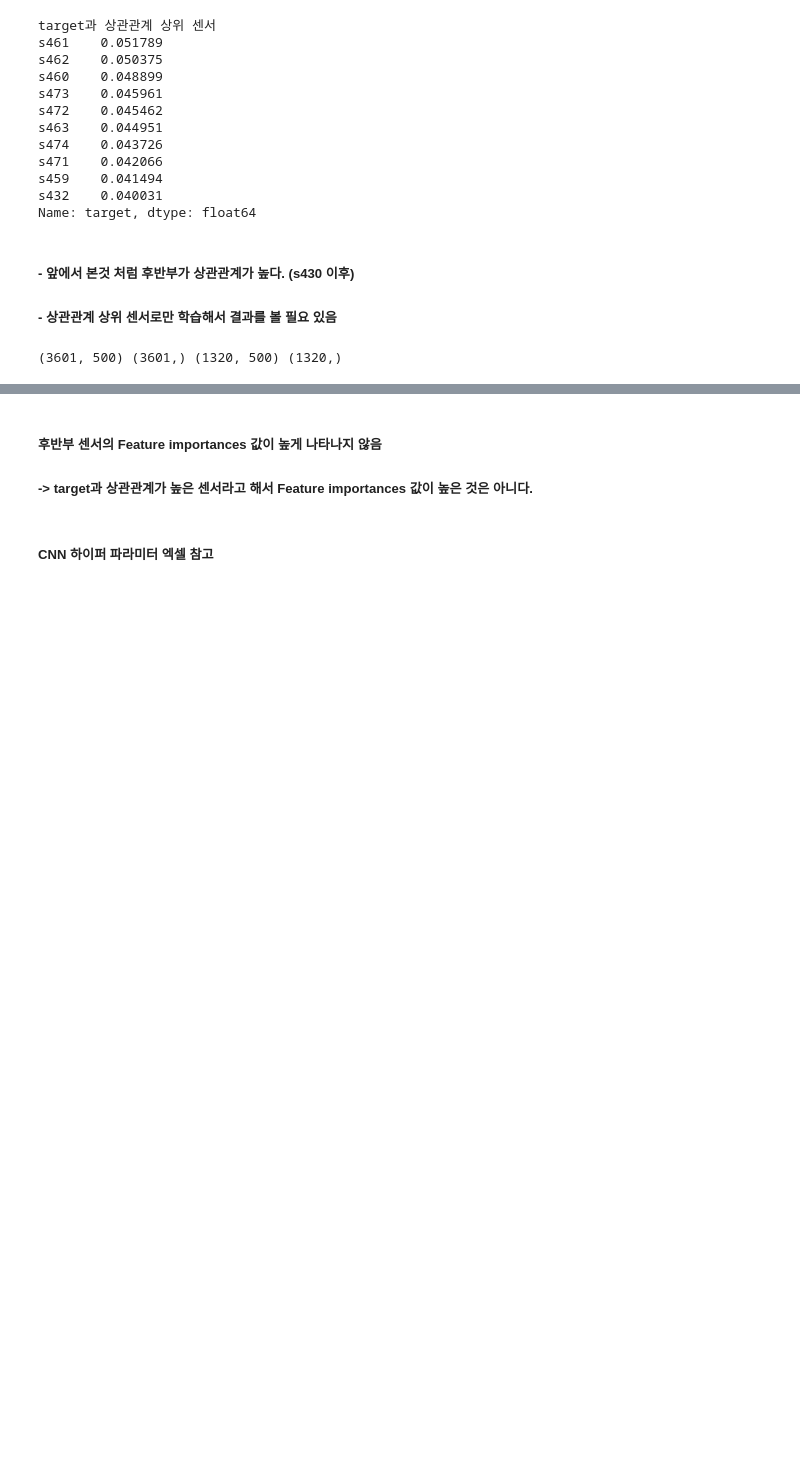
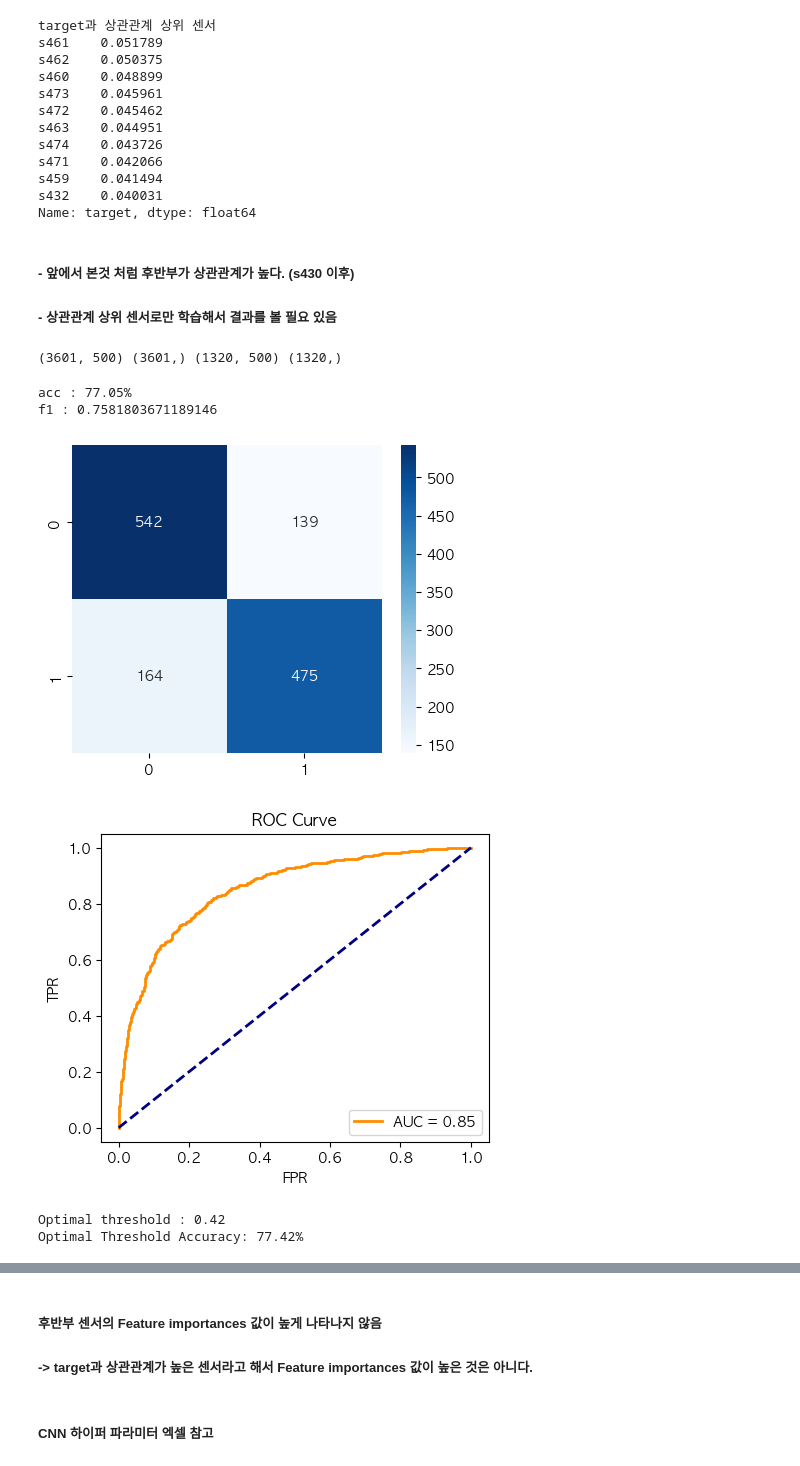
Before and after one commit to ParkSungHyon/smart_factory_2, a Jupyter notebook: Ford/ford3_report.ipynb, the cells around one changed output, grey strips where cells are left out. Drawn from its saved outputs; the diff is of its cells as text; code cells hidden in the pictures; blank space fills up the shorter version.

```diff
--- a/Ford/ford3_report.ipynb
+++ b/Ford/ford3_report.ipynb
@@ -312,3 +316,54 @@ x_test, y_test = test_df.iloc[:, :-1], test_df.iloc[:, -1]
 print(x_train.shape, y_train.shape, x_test.shape, y_test.shape)
 # %% [output]
 (3601, 500) (3601,) (1320, 500) (1320,)
+# %%
+model_xgb = xgb.XGBClassifier()
+model_xgb.fit(x_train, y_train) # 모델 한개씩 불러와서 학습
+y_pred = model_xgb.predict(x_test) # 각 모델 예측값 변수에 할당
+accuracy = accuracy_score(y_test, y_pred) # 각 모델 정확도 변수에 할당
+f1 = f1_score(y_test, y_pred)
+print(f'acc : {round(accuracy*100,2)}%') # 각 모델 정확도 출력
+print(f'f1 : {f1}') # 각 모델 정확도 출력
+
+# 각 모델의 혼동 행렬을 히트맵으로 그리기
+plt.figure(figsize=(5, 4))
+conf_mat = confusion_matrix(y_test, y_pred) # 혼동 행렬 만들기 (2,2)
+sns.heatmap(conf_mat, annot=True, fmt='d', cmap='Blues')
+
+from sklearn.metrics import roc_auc_score, roc_curve
+from sklearn.metrics import auc
+
+# ROC 그래프 그리기
+probs = model_xgb.predict_proba(x_test)[:, 1]  # 양성 클래스에 대한 예측 확률
+fpr, tpr, thresholds = roc_curve(y_test, probs)
+roc_auc = auc(fpr, tpr)
+
+plt.figure(figsize=(5, 4))
+plt.plot(fpr, tpr, color='darkorange', lw=2, label=f'AUC = {roc_auc:.2f}')
+plt.plot([0, 1], [0, 1], color='navy', lw=2, linestyle='--')
+plt.xlabel('FPR')
+plt.ylabel('TPR')
+plt.title('ROC Curve')
+plt.legend(loc="lower right")
+plt.show()
+
+# 최적의 threshold 값 찾기
+optimal_idx = np.argmax(tpr - fpr)
+optimal_threshold = thresholds[optimal_idx]
+print(f"Optimal threshold : {optimal_threshold:.2f}")
+
+# 확률 값을 바탕으로 Optimal threshold 값을 사용하여 예측 수행
+y_pred_optimal = np.where(probs > optimal_threshold, 1, 0)
+
+# 새로운 예측 값을 사용하여 정확도 계산
+accuracy_optimal = accuracy_score(y_test, y_pred_optimal)
+print(f'Optimal Threshold Accuracy: {round(accuracy_optimal*100, 2)}%')
+
+plt.show()
+# %% [output]
+acc : 77.05%
+f1 : 0.7581803671189146
+[figure, added]
+[figure, added]
+Optimal threshold : 0.42
+Optimal Threshold Accuracy: 77.42%
```
Also changed, not shown: parts of 13 cells of this notebook, 3 other files.
